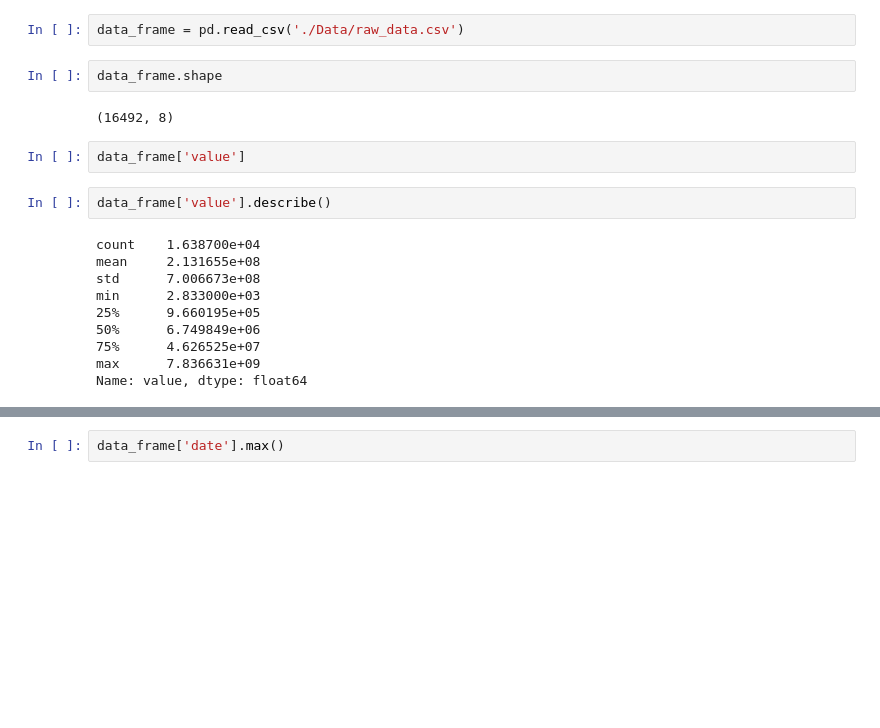
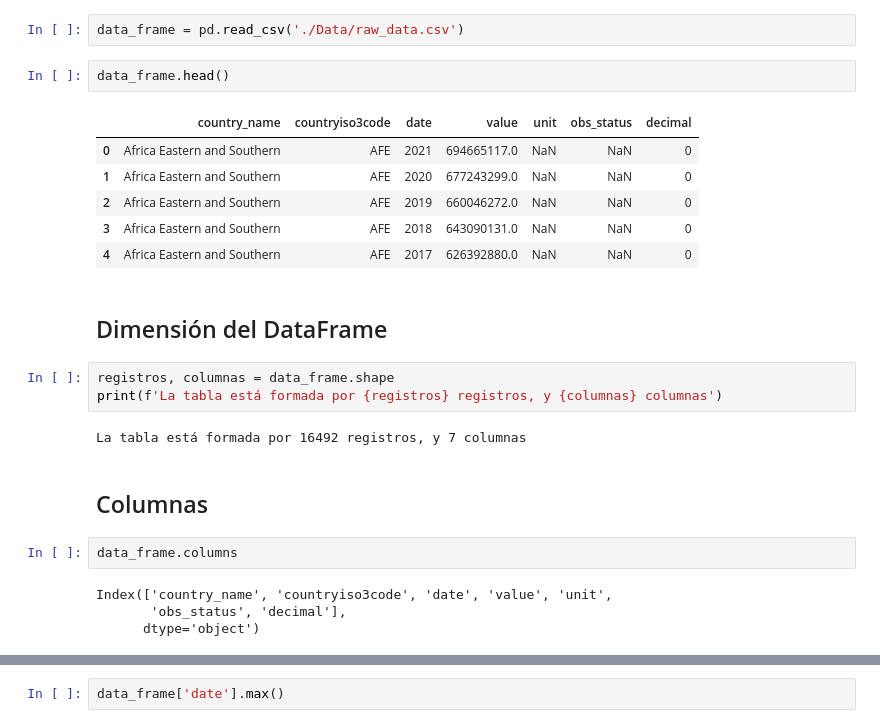
Before and after one commit to AlbertoLandinWork/etl_worldbank_api, a Jupyter notebook: eda.ipynb, the cells around one changed output, grey strips where cells are left out. Cells and saved outputs as stored; diff of their text form; blank space fills up the shorter version.

```diff
--- a/eda.ipynb
+++ b/eda.ipynb
@@ -51,20 +51,26 @@ def get_missings(df,plot=True,rotation=45,figsize=(10,5), * kwargs):
 # %%
 data_frame = pd.read_csv('./Data/raw_data.csv')
 # %%
-data_frame.shape
+data_frame.head()
 # %% [output]
-(16492, 8)
+|  | country_name | countryiso3code | date | value | unit | obs_status | decimal |
+| 0 | Africa Eastern and Southern | AFE | 2021 | 694665117.0 | NaN | NaN | 0 |
+| 1 | Africa Eastern and Southern | AFE | 2020 | 677243299.0 | NaN | NaN | 0 |
+| 2 | Africa Eastern and Southern | AFE | 2019 | 660046272.0 | NaN | NaN | 0 |
+| 3 | Africa Eastern and Southern | AFE | 2018 | 643090131.0 | NaN | NaN | 0 |
+| 4 | Africa Eastern and Southern | AFE | 2017 | 626392880.0 | NaN | NaN | 0 |
+# %% [markdown]
+## Dimensión del DataFrame
+# %%
+registros, columnas = data_frame.shape
+print(f'La tabla está formada por {registros} registros, y {columnas} columnas')
+# %% [output]
+La tabla está formada por 16492 registros, y 7 columnas
+# %% [markdown]
+## Columnas
 # %%
-data_frame['value']
+data_frame.columns
+# %% [output]
+Index(['country_name', 'countryiso3code', 'date', 'value', 'unit',
+       'obs_status', 'decimal'],
+      dtype='object')
-# %%
-data_frame['value'].describe()
-# %% [output]
-count    1.638700e+04
-mean     2.131655e+08
-std      7.006673e+08
-min      2.833000e+03
-25%      9.660195e+05
-50%      6.749849e+06
-75%      4.626525e+07
-max      7.836631e+09
-Name: value, dtype: float64
```
Also changed, not shown: parts of 33 cells of this notebook, 8 other files.
